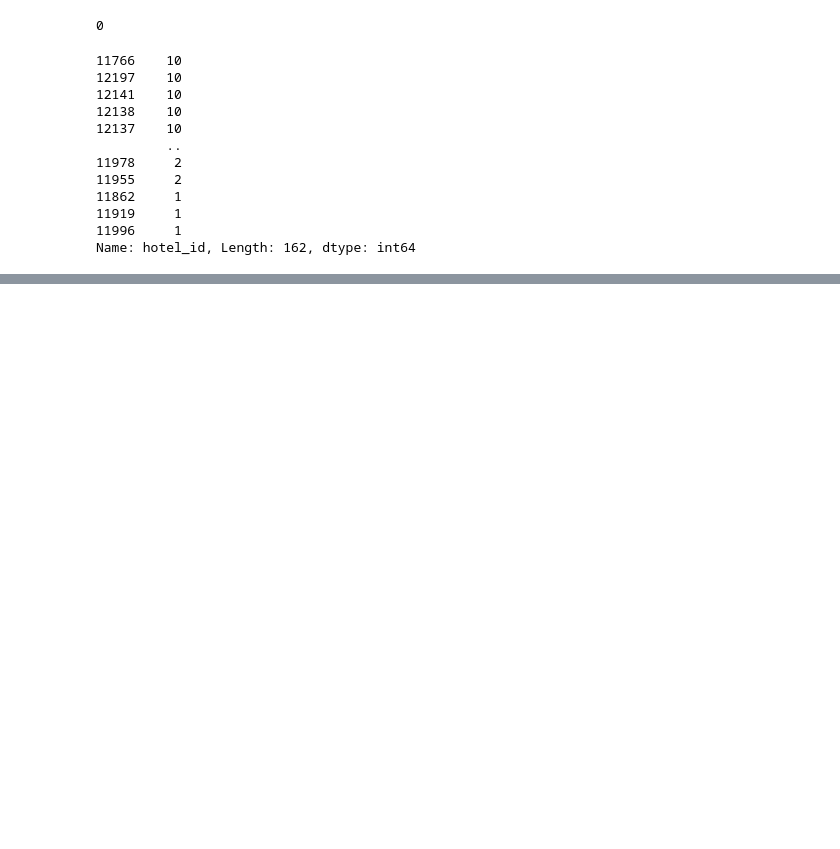
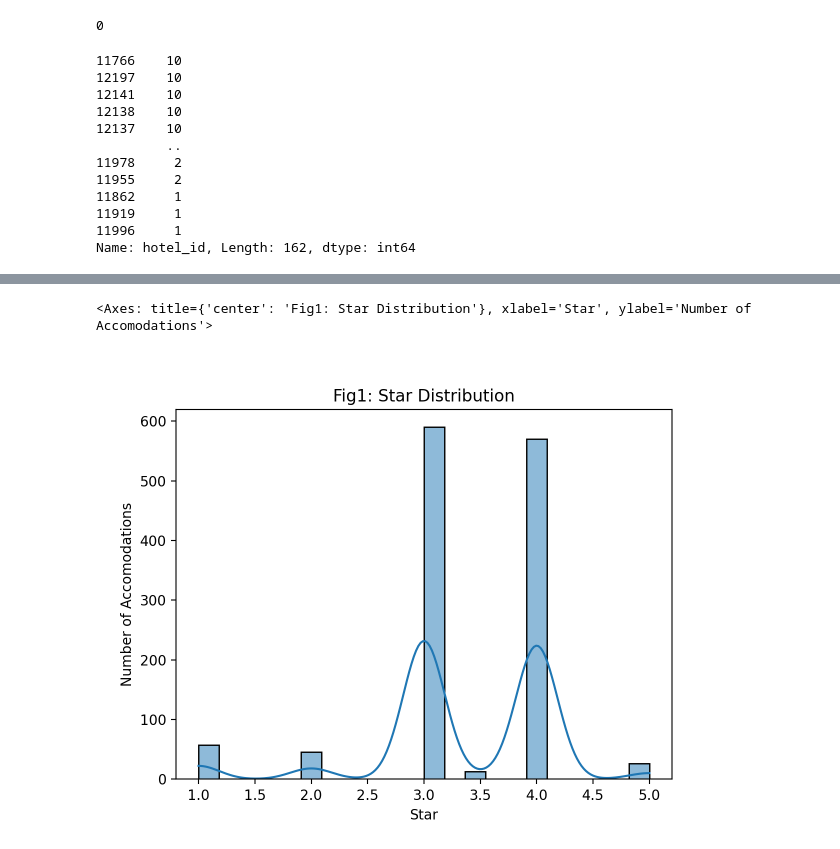
Before and after one commit to mateschieszler/DA2_2023, a Jupyter notebook: work-files/assignment2/Assignment-2_code_work.ipynb, the cells around one changed output, grey strips where cells are left out. Cells and saved outputs as stored; diff of their text form; code cells hidden in the pictures; blank space fills up the shorter version.

```diff
--- a/work-files/assignment2/Assignment-2_code_work.ipynb
+++ b/work-files/assignment2/Assignment-2_code_work.ipynb
@@ -420 +431,9 @@ g2c
 <Figure Size: (640 x 480)>
+# %%
+# Make a hist of the prices from the raw data
+fig5 = sns.histplot(filtered_naples['stars'], kde=True)
+fig5.set(title='Fig1: Star Distribution', xlabel='Star', ylabel='Number of Accomodations')
+fig5
+# %% [output]
+<Axes: title={'center': 'Fig1: Star Distribution'}, xlabel='Star', ylabel='Number of Accomodations'>
+[figure, added]
```
Also changed, not shown: parts of 5 cells of this notebook.
